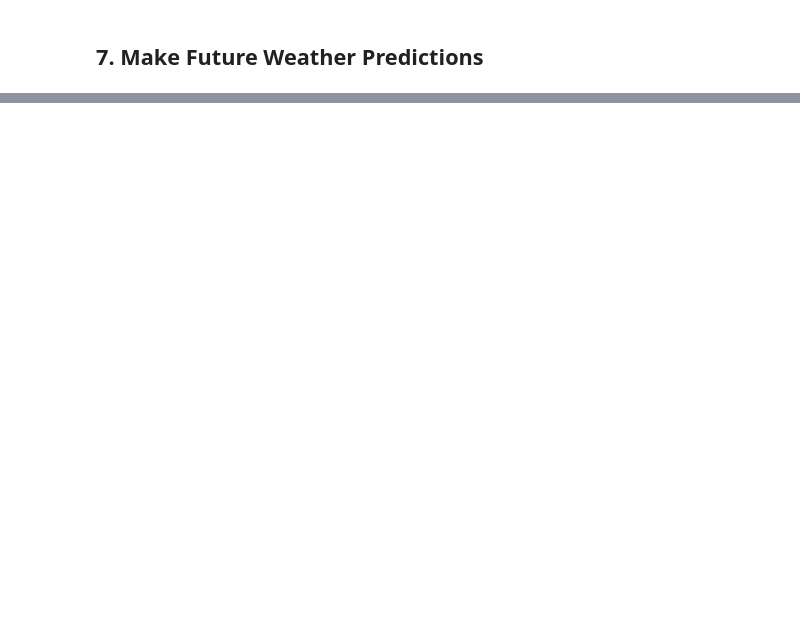
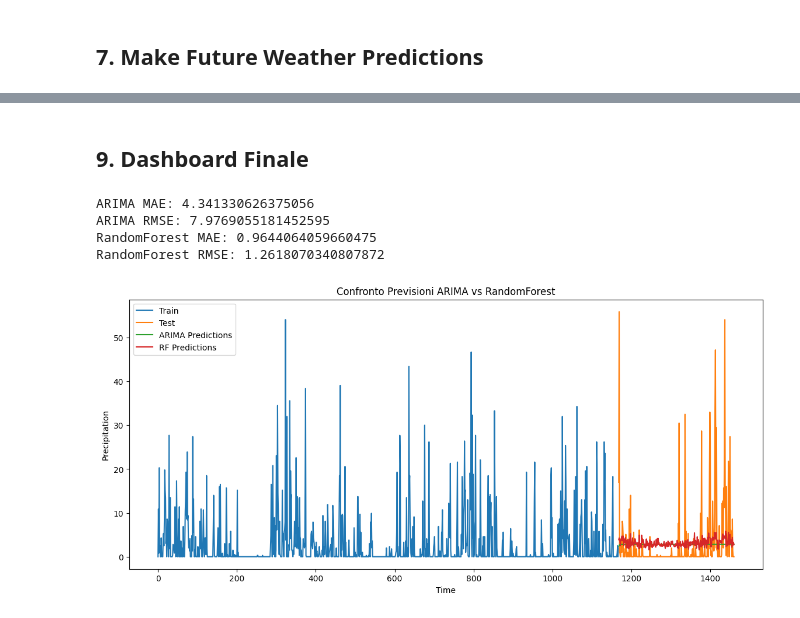
Before and after one commit to MaxPopovschii/data-science-playground, a Jupyter notebook: weather-forecast/notebooks/weather-forecast.ipynb, the cells around one changed output, grey strips where cells are left out. Cells and saved outputs as stored; diff of their text form; code cells hidden in the pictures; blank space fills up the shorter version.

```diff
--- a/weather-forecast/notebooks/weather-forecast.ipynb
+++ b/weather-forecast/notebooks/weather-forecast.ipynb
@@ -100,0 +169,24 @@ plt.show()
+# %% [markdown]
+## 9. Dashboard Finale
+# %%
+# Dashboard finale: riepilogo metriche e grafici
+print('ARIMA MAE:', mae)
+print('ARIMA RMSE:', rmse)
+print('RandomForest MAE:', mean_absolute_error(y_test, rf_preds))
+print('RandomForest RMSE:', np.sqrt(mean_squared_error(y_test, rf_preds)))
+plt.figure(figsize=(14,6))
+plt.plot(range(len(train)), train, label='Train')
+plt.plot(range(len(train), len(train)+len(test)), test, label='Test')
+plt.plot(range(len(train), len(train)+len(test)), preds, label='ARIMA Predictions')
+plt.plot(range(len(train), len(train)+len(test)), rf_preds, label='RF Predictions')
+plt.legend()
+plt.title('Confronto Previsioni ARIMA vs RandomForest')
+plt.xlabel('Time')
+plt.ylabel(target.capitalize())
+plt.show()
+# %% [output]
+ARIMA MAE: 4.341330626375056
+ARIMA RMSE: 7.9769055181452595
+RandomForest MAE: 0.9644064059660475
+RandomForest RMSE: 1.2618070340807872
+[figure, added]
```
Also changed, not shown: parts of 7 cells of this notebook, 5 other files.
